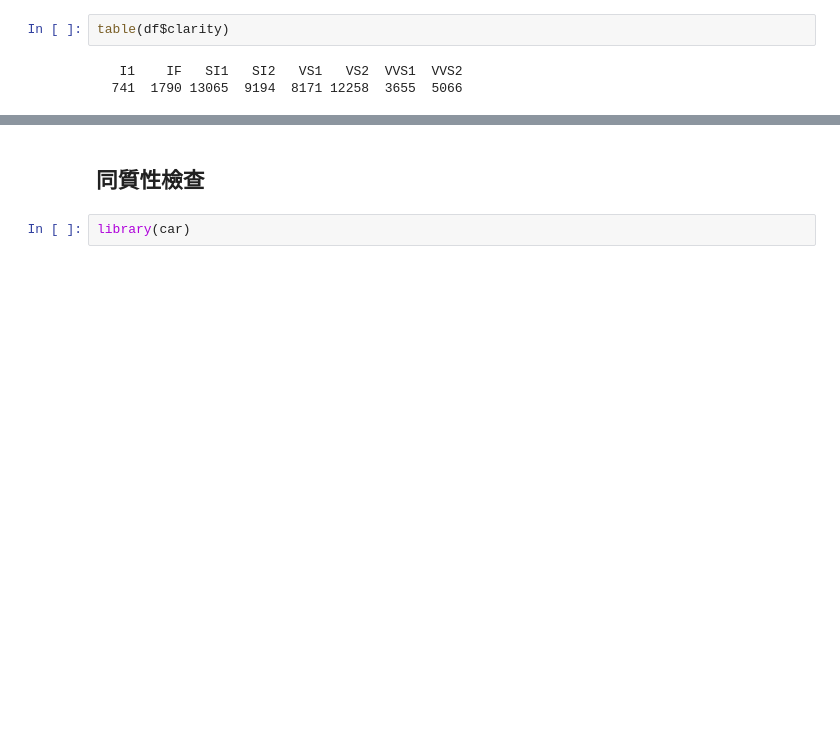
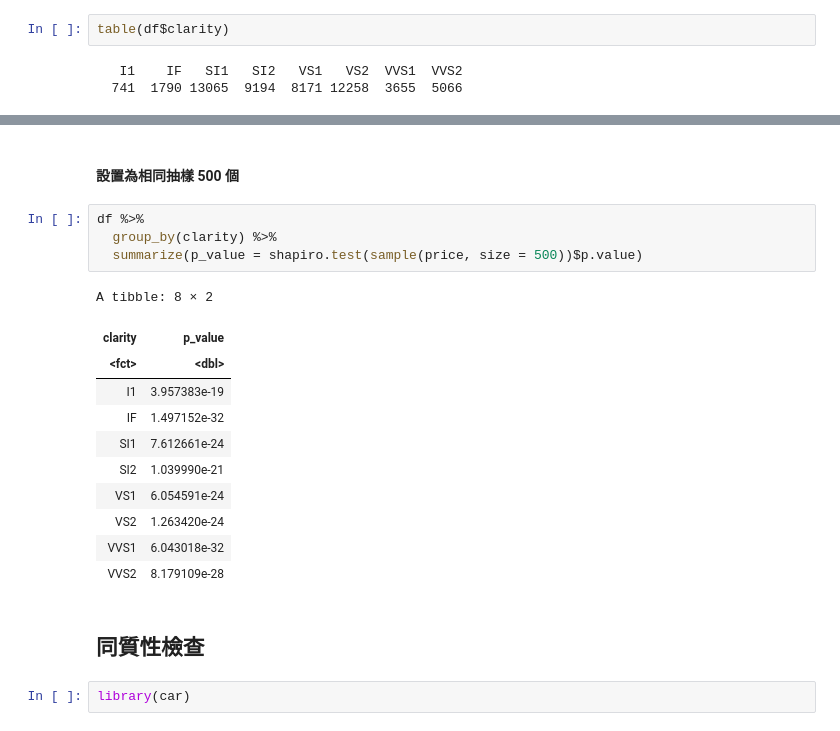
Before and after one commit to whats2000/coding-stuff-I-make-from-learning, a Jupyter notebook: R/other/Team Project/project.ipynb, the cells around one changed output, grey strips where cells are left out. Saved outputs shown, nothing was run; the diff lists cells and outputs as text; blank space fills up the shorter version.

```diff
--- a/R/other/Team Project/project.ipynb
+++ b/R/other/Team Project/project.ipynb
@@ -203,3 +213,21 @@ A tibble: 8 × 2
+# %% [markdown]
+#### 設置為相同抽樣 500 個
+# %%
+df %>%
+  group_by(clarity) %>%
+  summarize(p_value = shapiro.test(sample(price, size = 500))$p.value)
+# %% [output]
+A tibble: 8 × 2
+| clarity | p_value |
+| <fct> | <dbl> |
+| I1 | 3.957383e-19 |
+| IF | 1.497152e-32 |
+| SI1 | 7.612661e-24 |
+| SI2 | 1.039990e-21 |
+| VS1 | 6.054591e-24 |
+| VS2 | 1.263420e-24 |
+| VVS1 | 6.043018e-32 |
+| VVS2 | 8.179109e-28 |
 # %% [markdown]
 ## 同質性檢查
 # %%
```
Also changed, not shown: parts of 4 cells of this notebook.
